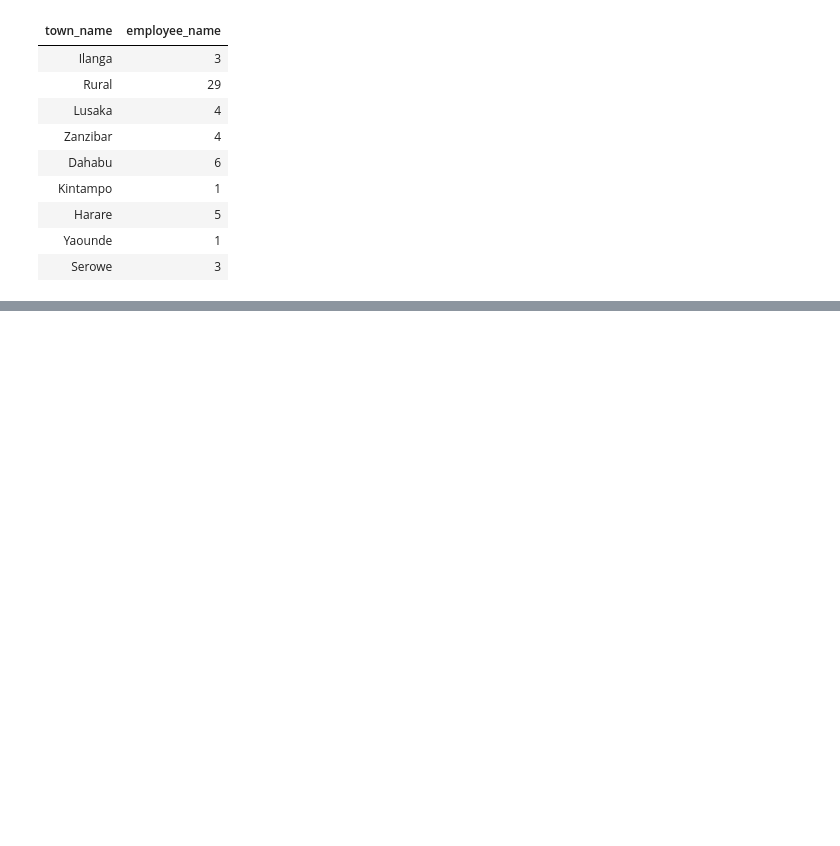
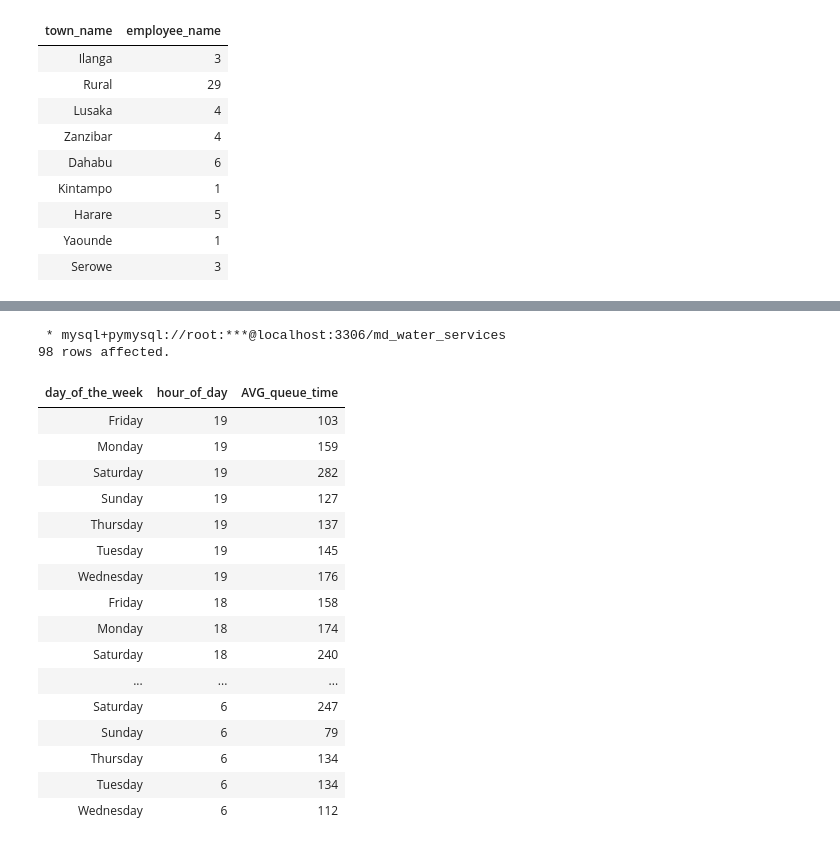
Before and after one commit to BettyJelagat/MAJI-NDOGO-PROJECT-PART-1, a Jupyter notebook: Majindogo_part2B.ipynb, the cells around one changed output, grey strips where cells are left out. Saved outputs shown, nothing was run; the diff lists cells and outputs as text; code cells hidden in the pictures; blank space fills up the shorter version.

```diff
--- a/Majindogo_part2B.ipynb
+++ b/Majindogo_part2B.ipynb
@@ -253,0 +655,29 @@ LIMIT 3;
+# %%
+%%sql
+SELECT
+      DAYNAME(time_of_record) AS day_of_the_week,
+      HOUR(time_of_record) AS hour_of_day,
+      ROUND(AVG(NULLIF(time_in_queue, 0))) AS AVG_queue_time
+FROM visits
+GROUP BY hour_of_day, day_of_the_week
+ORDER BY hour_of_day DESC
+# %% [output]
+ * mysql+pymysql://root:***@localhost:3306/md_water_services
+98 rows affected.
+| day_of_the_week | hour_of_day | AVG_queue_time |
+| Friday | 19 | 103 |
+| Monday | 19 | 159 |
+| Saturday | 19 | 282 |
+| Sunday | 19 | 127 |
+| Thursday | 19 | 137 |
+| Tuesday | 19 | 145 |
+| Wednesday | 19 | 176 |
+| Friday | 18 | 158 |
+| Monday | 18 | 174 |
+| Saturday | 18 | 240 |
+| ... | ... | ... |
+| Saturday | 6 | 247 |
+| Sunday | 6 | 79 |
+| Thursday | 6 | 134 |
+| Tuesday | 6 | 134 |
+| Wednesday | 6 | 112 |
```
Also changed, not shown: parts of 54 cells of this notebook.
